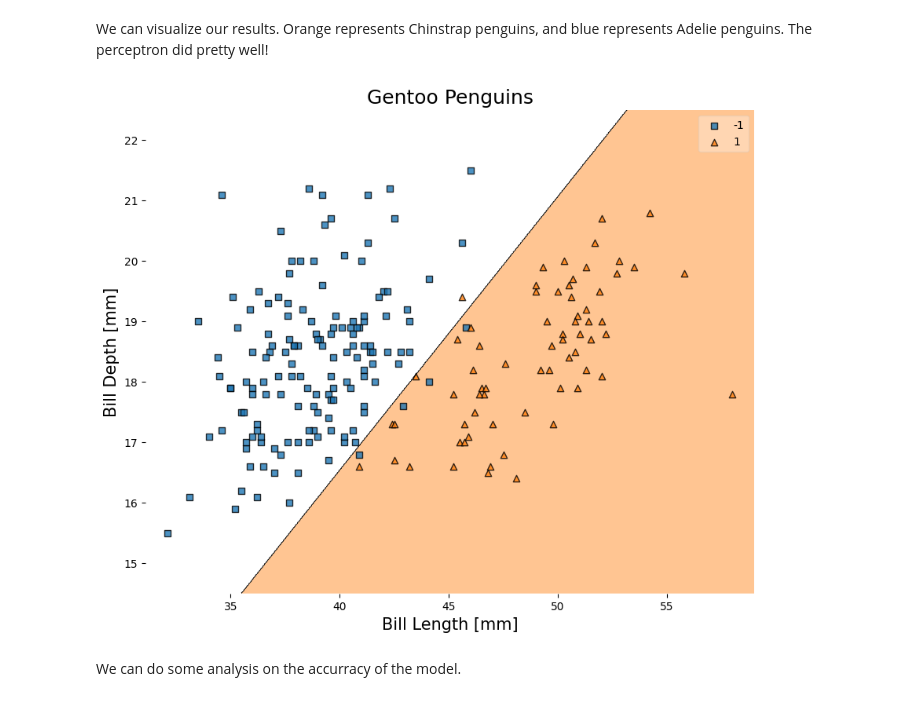
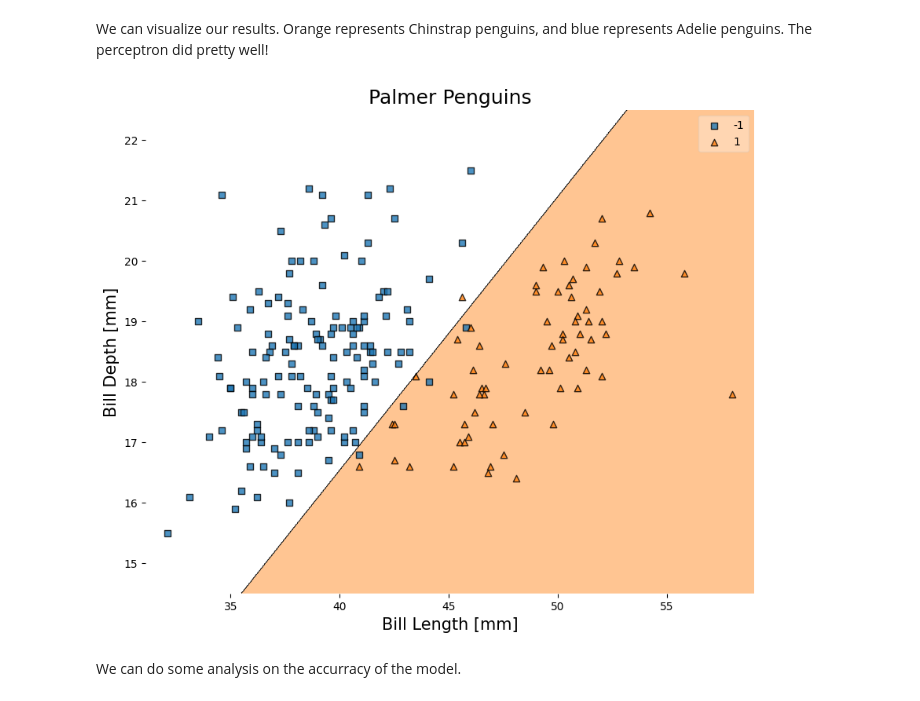
Before and after one commit to faithz314/INDE577, a Jupyter notebook: 577repo/Supervised Learning/1_Perceptron/Palmer Penguins Classification.ipynb, the cells around one changed output. Drawn from its saved outputs; the diff is of its cells as text; code cells hidden in the pictures.

Commit message:
palmer penguins

```diff
--- a/577repo/Supervised Learning/1_Perceptron/Palmer Penguins Classification.ipynb
+++ b/577repo/Supervised Learning/1_Perceptron/Palmer Penguins Classification.ipynb
@@ -129,12 +129,12 @@ We can visualize our results. Orange represents Chinstrap penguins, and blue rep
 # %%
 plt.figure(figsize = (10, 8))
 plot_decision_regions(X, y, clf = clf)
-plt.title("Gentoo Penguins", fontsize = 18)
+plt.title("Palmer Penguins", fontsize = 18)
 plt.xlabel("Bill Length [mm]", fontsize = 15)
 plt.ylabel("Bill Depth [mm]", fontsize = 15)
 plt.show()
 # %% [output]
-[figure, old version]
+[figure, new version]
 # %% [markdown]
 We can do some analysis on the accurracy of the model.
 # %%
```
Also changed, not shown: parts of 1 cell of this notebook.
